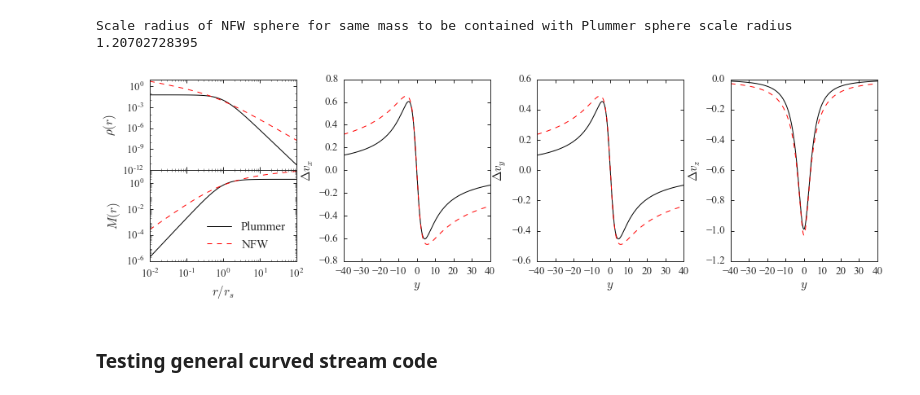
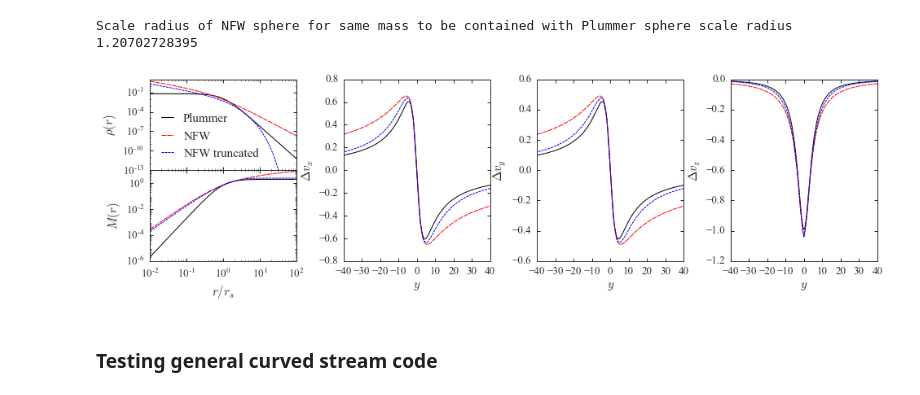
Before and after one commit to jobovy/streamgap-aa, a Jupyter notebook: py/StreamGapExample.ipynb, the cells around one changed output. Cells and saved outputs as stored; diff of their text form; code cells hidden in the pictures.

Commit message:
Added truncated NFW

```diff
--- a/py/StreamGapExample.ipynb
+++ b/py/StreamGapExample.ipynb
@@ -68,39 +68,70 @@ Scale radius of NFW sphere for same mass to be contained with Plummer sphere sca
 # %%
 pot_nfw = NFWPotential(amp=GM,a=fac)
 deltav_nfw= galpy.df_src.streamgapdf.impulse_deltav_general(v,y,b,w,pot_nfw)
+# %%
+from scipy.integrate import quad
+from galpy.potential import Potential
+class nfw_trunc(Potential):
+    def __init__(self,amp,b,rt):
+        Potential.__init__(self,amp=amp)
+        self.GM=GM
+        self.rt=rt
+        self._b= b
+        self._scale= self._b
+        self._b2= self._b**2.
+    def _dens(self,R,z=0.,phi=0.,t=0.):
+        return .25/np.pi/self._b**3/(R/self._b)/(1+R/self._b)**2*np.sqrt(1-np.tanh(R/self.rt)**2)
+    def _evaluate(self,R,z=0.,phi=0.,t=0.):
+        return -4.*np.pi*(quad(lambda x:x**2*self.dens(x,0.),0.,R)[0]/R+quad(lambda x:x*self.dens(x,0.),R,100.*self.rt)[0])
+    def _Rforce(self,R,z=0.,phi=0.,t=0.):
+        return-4.*np.pi*quad(lambda x:x**2*self.dens(x,0.),0.,R)[0]/R**2
+    def _mass(self,R,z=0.,t=0.):
+        return 4.*np.pi*quad(lambda x:x**2*self.dens(x,0.),0.,R)[0]
+# %%
+pot_nfw_t = nfw_trunc(GM,rs,2.*rs)
+deltav_nfw_t= galpy.df_src.streamgapdf.impulse_deltav_general(v[::20],y[::20],b,w,pot_nfw_t)
 # %%
 f=plt.figure(figsize=(16,4))
 a = [plt.subplot2grid((2,4), (i,0), colspan=1,rowspan=1) for i in range(2)]
 x = np.logspace(-2.,2.)*rs
 for i in range(2):
     a[i].semilogy()
     a[i].semilogx()
 a[0].plot(x/rs,plummer_density(x,GM,rs),'k',label='Plummer')
-a[0].plot(x/rs,nfw_density(x,GM,nfw_scale),'r--',label='NFW')
+l,=a[0].plot(x/rs,nfw_density(x,GM,nfw_scale),'r--',label='NFW')
+l.set_dashes([6.,1.])
+l,=a[0].plot(x/rs,map(lambda i:pot_nfw_t.dens(i,0.),x),'b--',label='NFW truncated')
+l.set_dashes([3.,1.])
 a[0].set_xticklabels([])
 a[0].set_ylabel(r'$\rho(r)$')
+a[0].legend(loc=3,handlelength=1.)
 yloc = plt.LogLocator(numticks=6)
 a[0].yaxis.set_major_locator(yloc)
 a[1].plot(x/rs,plummer_mass(x,GM,rs),'k',label='Plummer')
-a[1].plot(x/rs,nfw_mass(x,GM,nfw_scale),'r--',label='NFW')
+l,=a[1].plot(x/rs,nfw_mass(x,GM,nfw_scale),'r--',label='NFW')
+l.set_dashes([6.,1.])
+l,=a[1].plot(x/rs,map(lambda i:pot_nfw_t.mass(i,0.),x),'b--',label='NFW truncated')
+l.set_dashes([3.,1.])
 a[1].set_xlabel(r'$r/r_s$')
 a[1].set_ylabel(r'$M(r)$')
 yloc = plt.LogLocator(numticks=6)
 a[1].yaxis.set_major_locator(yloc)
-plt.legend(loc=4)
 a = [plt.subplot2grid((2,4), (0,i), colspan=1,rowspan=2) for i in range(1,4)]
 plt.subplots_adjust(hspace=0.)
 plt.subplots_adjust(wspace=0.32)
 labels = [r'$\Delta v_x$',r'$\Delta v_y$',r'$\Delta v_z$']
 for i in range(3):
     a[i].plot(y,deltav_analytic[:,i],'k',label='Plummer')
-    a[i].plot(y,deltav_nfw[:,i],'r--',label='NFW')
+    l,=a[i].plot(y,deltav_nfw[:,i],'r--',label='NFW')
+    l.set_dashes([6.,1.])
+    l,=a[i].plot(y[::20],deltav_nfw_t[:,i],'b--',label='NFW truncated')
+    l.set_dashes([3.,1.])
     a[i].set_xlim(-40.,40.)
     a[i].set_ylabel(labels[i])
     a[i].set_xlabel(r'$y$')
 plt.savefig('nfw_plummer_comparison.pdf',bbox_inches='tight')
 # %% [output]
-[figure, old version]
+[figure, new version]
 # %% [markdown]
 ### Testing general curved stream code
 # %%
```
